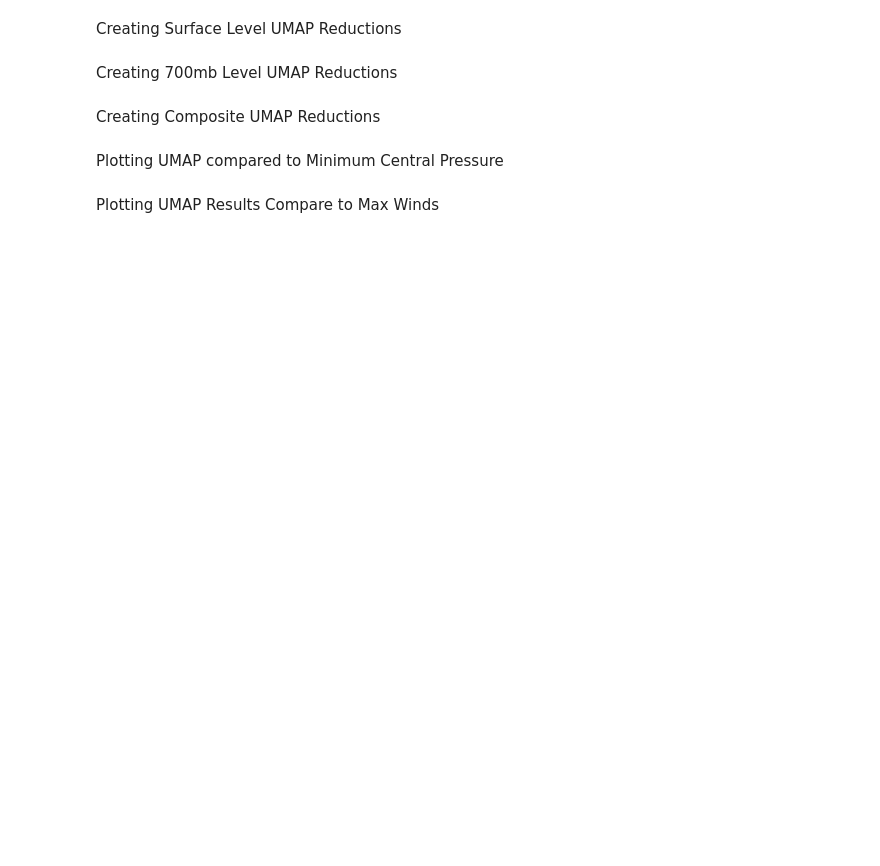
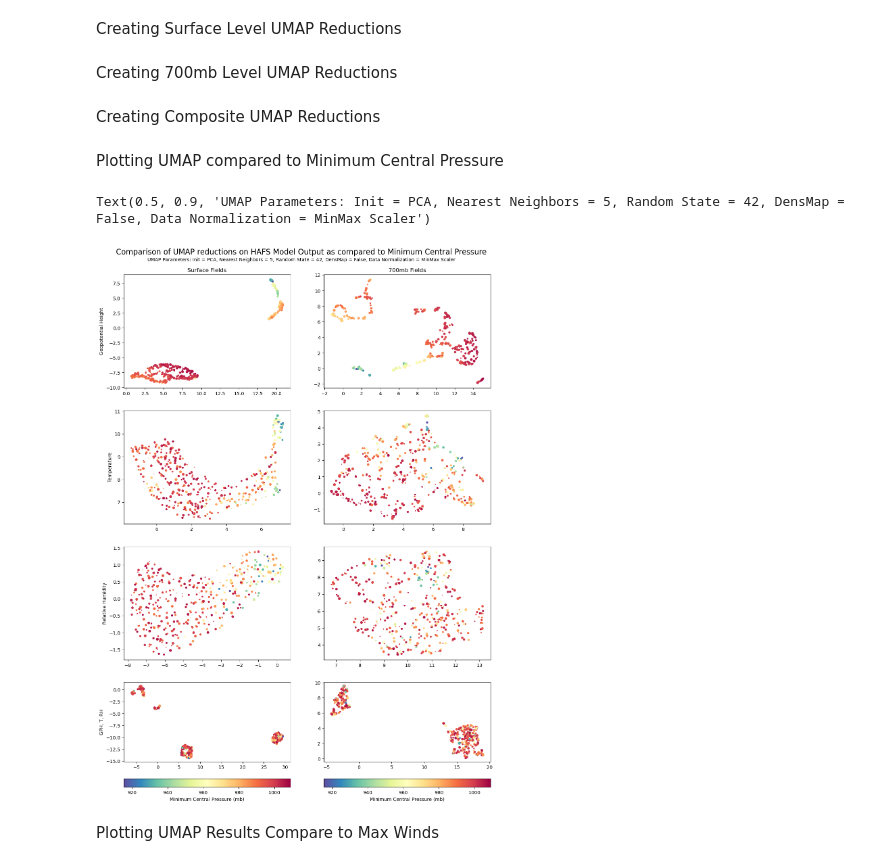
Before and after one commit to ArcticOctopi/Dimensional-Reduction-in-Tropical-Cyclones, a Jupyter notebook: UMAP_processing_workflow.ipynb, the cells around one changed output. Drawn from its saved outputs; the diff is of its cells as text; code cells hidden in the pictures; blank space fills up the shorter version.

```diff
--- a/UMAP_processing_workflow.ipynb
+++ b/UMAP_processing_workflow.ipynb
@@ -99,9 +94,21 @@ Attributes:
 # %%
 ds_cleaned = ds_cleaned.dropna(dim = 'frame_number', how = 'any')
+# %%
+wind_speeds = np.sqrt(ds_cleaned['u'].isel(levels = 0)**2 + ds_cleaned['v'].isel(levels = 0)**2)
+# %%
+max_windspeed_coords = wind_speeds.argmax(dim = ['angle', 'radius'])
 # %%
-# Creating the values to grade against. (Minimum Central Pressure and Maximum Surface Wind)
+# Creating the values to grade against. (Minimum Central Pressure, Maximum Surface Wind, 24hr Pressure change,
+#                                        24hr Wind Change, and Radius of Maximum Winds)
 
 mslp = ds_cleaned['center_pressure'].values[:,0]
 max_winds = ds_cleaned['max_wind'].values[:,0]
 pressure_change = ds_cleaned['24HrMinimumCentralPressure'].values - mslp
 wind_change = ds_cleaned['24HrMaxWinds'].values - max_winds
+
+max_windspeed_radius = []
+for radius in max_windspeed_coords['radius']:
+    max_windspeed_radius.append(ds_cleaned.radius.isel(radius = radius).values.squeeze())
+max_windspeed_radius = np.squeeze(max_windspeed_radius)
+
+max_windspeed_radius_scaled= (max_windspeed_radius/np.max(max_windspeed_radius))*30
@@ -212,8 +215,8 @@ Creating 700mb Level UMAP Reductions
 reducer5 = umap.UMAP(n_components = 2, n_neighbors = 5, random_state = 42, init = 'pca')
 embedding_Full700_n5 = reducer5.fit_transform(combined_700)
 embedding_GH700_n5 = reducer5.fit_transform(heights_700)
-# embedding_T700_n5 = reducer5.fit_transform(t_700)
-# embedding_RH700_n5 = reducer5.fit_transform(rh_700)
+embedding_T700_n5 = reducer5.fit_transform(t_700)
+embedding_RH700_n5 = reducer5.fit_transform(rh_700)
 
 # reducer15 = umap.UMAP(n_components = 2, n_neighbors = 15, random_state = 42, init = 'pca')
 # embedding_Full700_n15 = reducer15.fit_transform(combined_700)
@@ -252,42 +255,45 @@ embedding_composite_n5 = reducer5.fit_transform(combined_sfc700_gph_t)
 # %% [markdown]
 Plotting UMAP compared to Minimum Central Pressure
 # %%
-fig, ax = plt.subplots(nrows = 4, ncols = 2, figsize = (12,18))
+fig, ax = plt.subplots(nrows = 4, ncols = 2, figsize = (14,20))
 
-ax[0,0].scatter(embedding_GHsfc_n5[:,0], embedding_GHsfc_n5[:,1], c = mslp, cmap = 'Spectral_r', s = 5)
+ax[0,0].scatter(embedding_GHsfc_n5[:,0], embedding_GHsfc_n5[:,1], c = mslp, cmap = 'Spectral_r', s = max_windspeed_radius_scaled)
 ax[0,0].set_ylabel('Geopotential Height')
 ax[0,0].set_title('Surface Fields')
 
-ax[1,0].scatter(embedding_Tsfc_n5[:,0], embedding_Tsfc_n5[:,1], c = mslp, cmap = 'Spectral_r', s = 5)
+ax[1,0].scatter(embedding_Tsfc_n5[:,0], embedding_Tsfc_n5[:,1], c = mslp, cmap = 'Spectral_r', s = max_windspeed_radius_scaled)
 ax[1,0].set_ylabel('Temperature')
 
-ax[2,0].scatter(embedding_RHsfc_n5[:,0], embedding_RHsfc_n5[:,1], c = mslp, cmap = 'Spectral_r', s = 5)
+ax[2,0].scatter(embedding_RHsfc_n5[:,0], embedding_RHsfc_n5[:,1], c = mslp, cmap = 'Spectral_r', s = max_windspeed_radius_scaled)
 ax[2,0].set_ylabel('Relative Humidity')
 
-mslp_im = ax[3,0].scatter(embedding_Fullsfc_n5[:,0], embedding_Fullsfc_n5[:,1], c = mslp, cmap = 'Spectral_r', s = 5)
+mslp_im = ax[3,0].scatter(embedding_Fullsfc_n5[:,0], embedding_Fullsfc_n5[:,1], c = mslp, cmap = 'Spectral_r', s = max_windspeed_radius_scaled)
 ax[3,0].set_ylabel('GPH, T, RH')
 
 # mslp_im = ax[4,0].scatter(embedding_RHsfc_n20[:,0], embedding_RHsfc_n20[:,1], c = mslp, cmap = 'Spectral_r', s = 5)
 # ax[4,0].set_ylabel('N Nearest Neighbors = 20')
 fig.colorbar(mslp_im, ax = ax[3,0], location = 'bottom', label = 'Minimum Central Pressure (mb)')
 
-ax[0,1].scatter(embedding_GH700_n5[:,0], embedding_GH700_n5[:,1], c = mslp, cmap = 'Spectral_r', s = 5)
+ax[0,1].scatter(embedding_GH700_n5[:,0], embedding_GH700_n5[:,1], c = mslp, cmap = 'Spectral_r', s = max_windspeed_radius_scaled)
 ax[0,1].set_title('700mb Fields')
 
-ax[1,1].scatter(embedding_T700_n5[:,0], embedding_T700_n5[:,1], c = mslp, cmap = 'Spectral_r', s = 5)
+ax[1,1].scatter(embedding_T700_n5[:,0], embedding_T700_n5[:,1], c = mslp, cmap = 'Spectral_r', s = max_windspeed_radius_scaled)
 
-ax[2,1].scatter(embedding_RH700_n5[:,0], embedding_RH700_n5[:,1], c = mslp, cmap = 'Spectral_r', s = 5)
+ax[2,1].scatter(embedding_RH700_n5[:,0], embedding_RH700_n5[:,1], c = mslp, cmap = 'Spectral_r', s = max_windspeed_radius_scaled)
 
-ax[3,1].scatter(embedding_Full700_n5[:,0], embedding_Full700_n5[:,1], c = mslp, cmap = 'Spectral_r', s = 5)
+ax[3,1].scatter(embedding_Full700_n5[:,0], embedding_Full700_n5[:,1], c = mslp, cmap = 'Spectral_r', s = max_windspeed_radius_scaled)
 
 # max_wind_im = ax[4,1].scatter(embedding_RHsfc_n20[:,0], embedding_RHsfc_n20[:,1], c = max_winds, cmap = 'Spectral', s = 5)
 fig.colorbar(mslp_im, ax = ax[3,1], location = 'bottom', label = 'Minimum Central Pressure (mb)')
 
 # fig.suptitle('Comparison of UMAP reductions on HAFS Sfc RH Model Output' \
 #             '\n Data was filtered for winds over 17 m/s and Northern Hemisphere Storms.')
 fig.text(0.5, 0.91, 'Comparison of UMAP reductions on HAFS Model Output as compared to Minimum Central Pressure', fontsize=16, ha='center', transform=fig.transFigure)
 # Subtitle on a new line
-fig.text(0.5, 0.90, "UMAP Parameters: Init = PCA, Nearest Neighbors = 15, Random State = 42, DensMap = False, Data Normalization = MinMax Scaler", fontsize=10, ha='center', transform=fig.transFigure)
+fig.text(0.5, 0.90, "UMAP Parameters: Init = PCA, Nearest Neighbors = 5, Random State = 42, DensMap = False, Data Normalization = MinMax Scaler", fontsize=10, ha='center', transform=fig.transFigure)
+# %% [output]
+Text(0.5, 0.9, 'UMAP Parameters: Init = PCA, Nearest Neighbors = 5, Random State = 42, DensMap = False, Data Normalization = MinMax Scaler')
+[figure, added]
 # %% [markdown]
 Plotting UMAP Results Compare to Max Winds
 # %%
```
Also changed, not shown: parts of 15 cells of this notebook, 8 other files.
